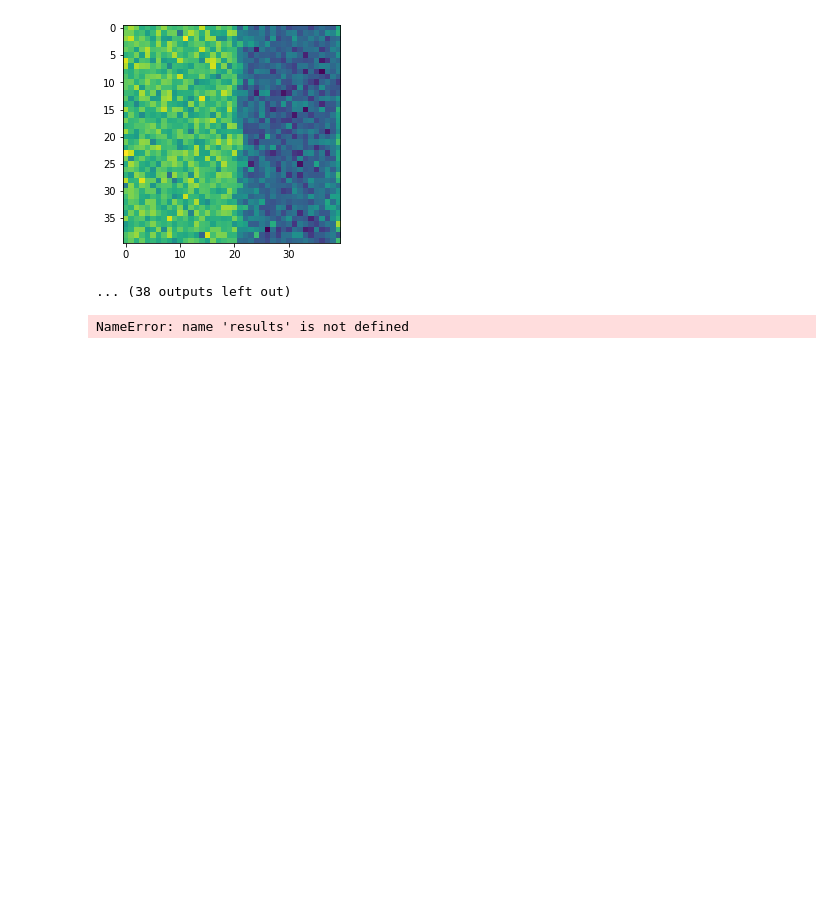
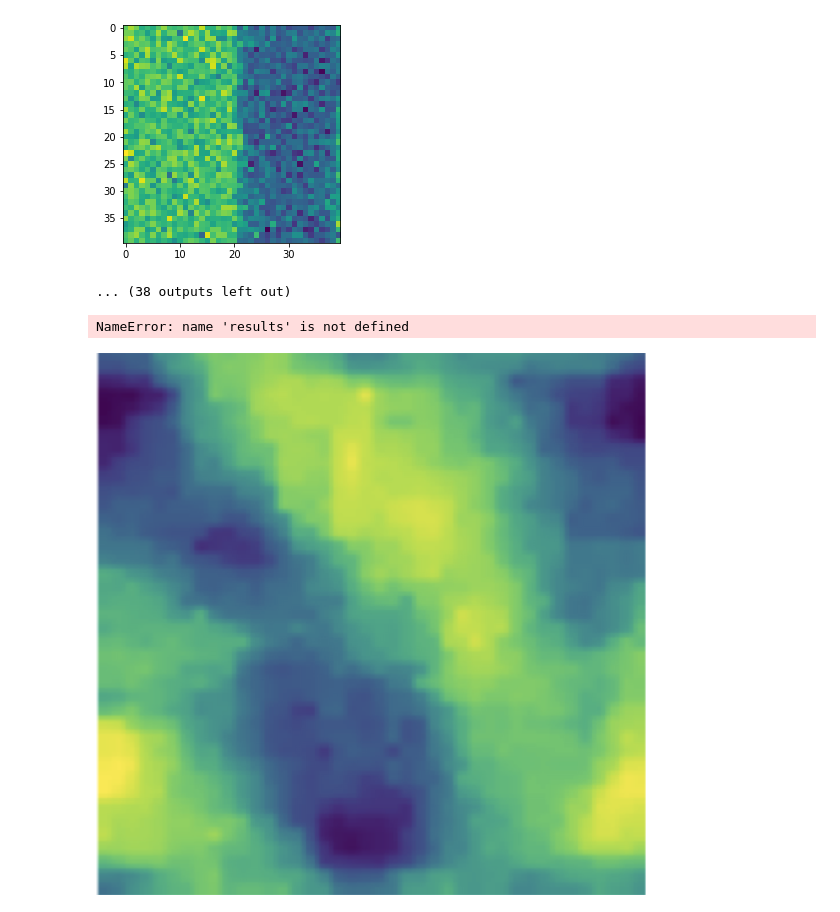
Before and after one commit to lacykaltgr/hvae, a Jupyter notebook: eval_notebooks/tdvae_mei.ipynb, the cells around one changed output. Cells and saved outputs as stored; diff of their text form; code cells hidden in the pictures; blank space fills up the shorter version.

```diff
--- a/eval_notebooks/tdvae_mei.ipynb
+++ b/eval_notebooks/tdvae_mei.ipynb
@@ -548,0 +556,12 @@ NameError: name 'results' is not defined
+# %%
+# load image from computer
+from PIL import Image
+import torchvision.transforms as transforms
+from matplotlib.pyplot import imshow, show
+import numpy as np
+
+image = Image.open("/Users/laszlofreund/code/ai/hvae/eval_notebooks/kep.png")
+# %%
+image
+# %% [output]
+[figure, added]
```
Also changed, not shown: parts of 13 cells of this notebook, 33 other files.
